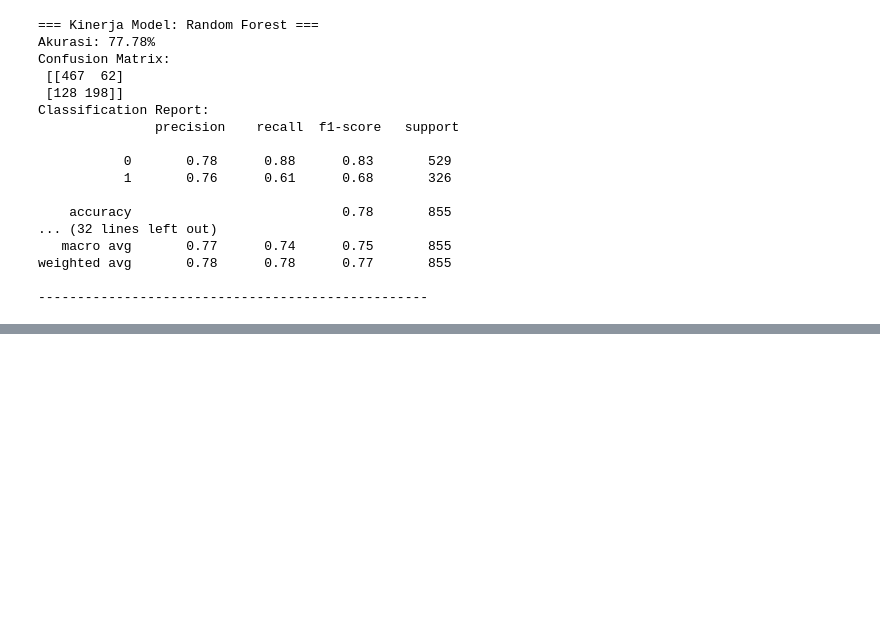
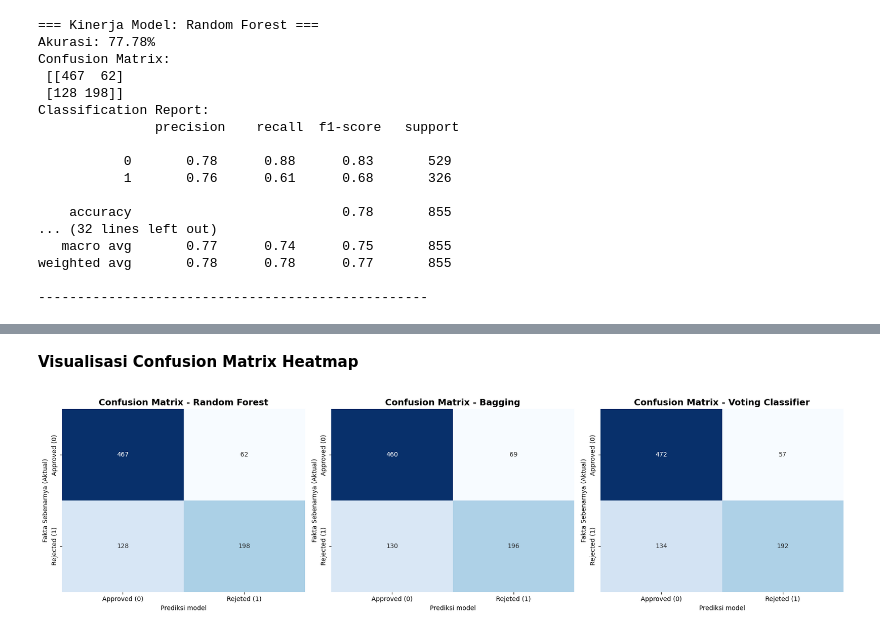
Before and after one commit to Luseat/KlasifikasiRnadomForest, a Jupyter notebook: pembuatan_model_random_forest_&_bagging.ipynb, the cells around one changed output, grey strips where cells are left out. Cells and saved outputs as stored; diff of their text form; code cells hidden in the pictures; blank space fills up the shorter version.

```diff
--- a/pembuatan_model_random_forest_&_bagging.ipynb
+++ b/pembuatan_model_random_forest_&_bagging.ipynb
@@ -199,3 +203,37 @@ Perhatiin di Classification Report, bagian recall untuk label 1 (Reject) angkany
 **Artinya secara bisnis:** Dari 100 calon debitur yang aslinya bakal gagal bayar (berisiko), model ini berhasil nangkap/nge-reject 61 orang, tapi 39 orang sisanya lolos (dikira aman).
 
 Sebaliknya, recall buat label 0 (Approved) tinggi banget ~0.88 (88%). Artinya model lu jago banget ngenalin orang yang emang bayarnya lancar.
+# %% [markdown]
+**Visualisasi Confusion Matrix Heatmap**
+# %%
+import matplotlib.pyplot as plt
+import seaborn as sns
+
+
+# Canvas buat 3 gambar sejajar
+fig, axs = plt.subplots(1, 3, figsize=(18,5))
+models = [
+    ("Random Forest", pipeline_rf),
+    ("Bagging", pipeline_bagging),
+    ("Voting Classifier", pipeline_voting)
+]
+
+
+for i, (nama, model) in enumerate(models):
+  y_pred = model.predict(X_test)
+  cm = confusion_matrix(y_test, y_pred)
+
+
+  #Bikin Headmap
+  sns.heatmap(cm, annot=True, fmt='d', cmap='Blues', ax=axs[i], cbar=False,
+              xticklabels=['Approved (0)', 'Rejeted (1)'],
+              yticklabels=['Approved (0)', 'Rejected (1)'])
+  axs[i].set_title(f'Confusion Matrix - {nama}', fontsize=14, fontweight='bold')
+  axs[i].set_xlabel('Prediksi model')
+  axs[i].set_ylabel('Fakta Sebenarnya (Aktual)')
+
+
+plt.tight_layout()
+plt.show()
+# %% [output]
+[figure, added]
```
Also changed, not shown: parts of 1 cell of this notebook.
